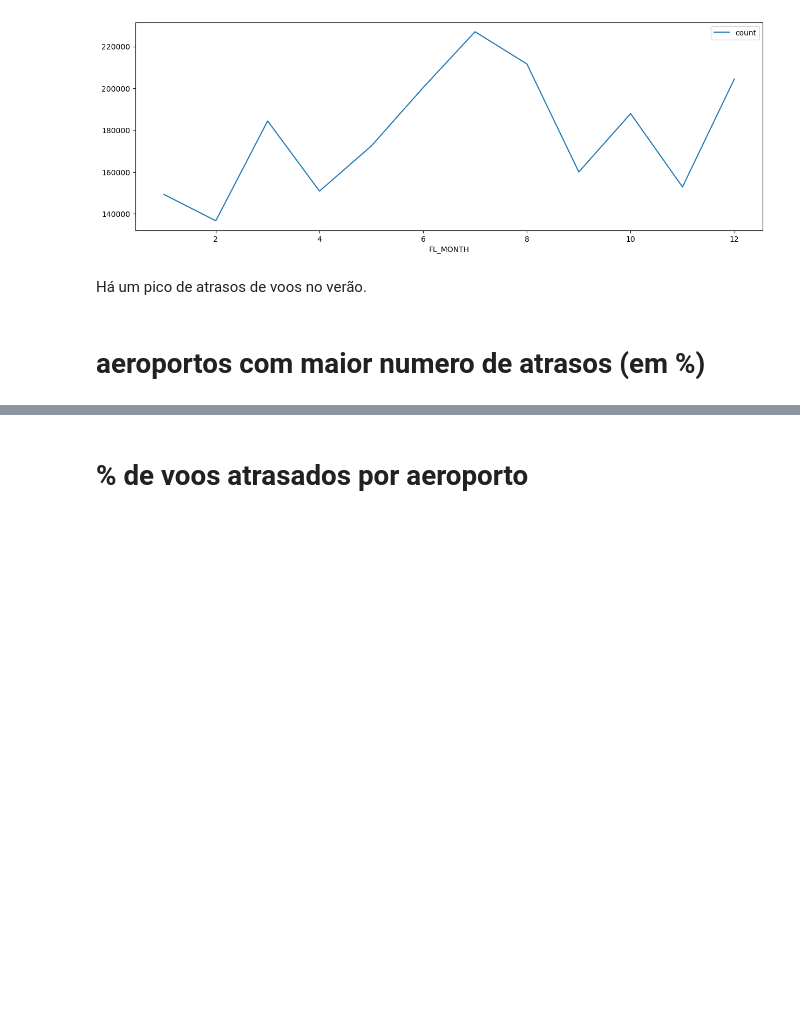
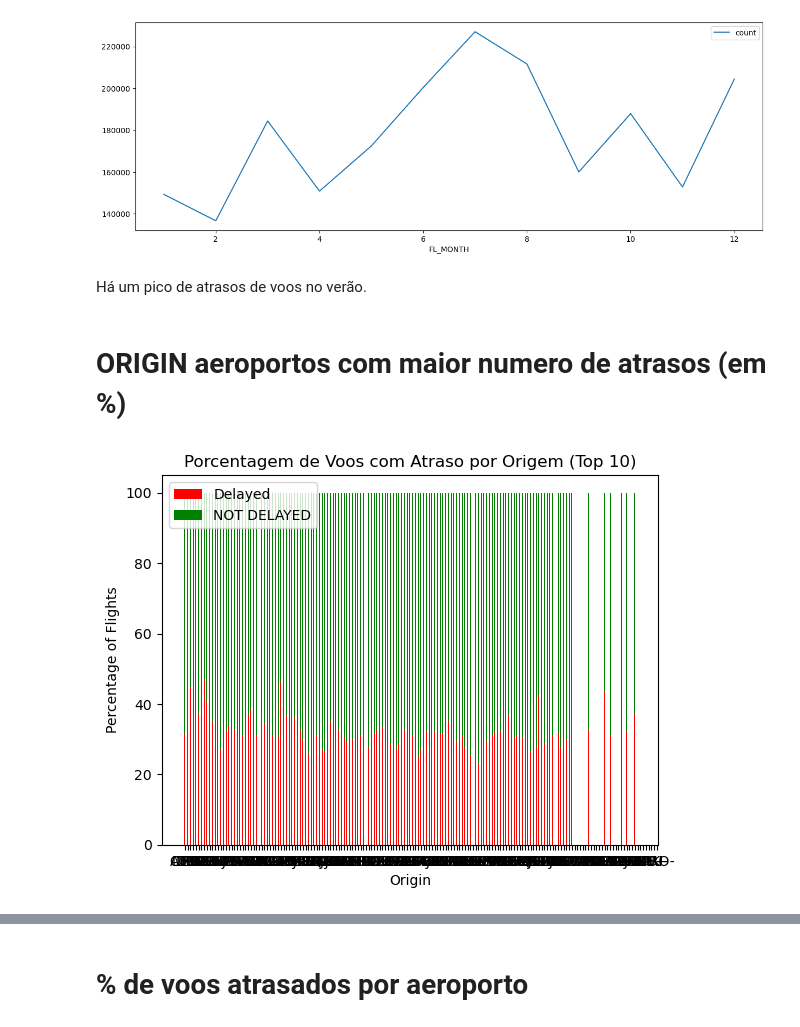
Before and after one commit to mconjaud/TrabalhoFinalAEM2, a Jupyter notebook: BigData/Projeto_Final_BigData.ipynb, the cells around one changed output, grey strips where cells are left out. Drawn from its saved outputs; the diff is of its cells as text; code cells hidden in the pictures; blank space fills up the shorter version.

```diff
--- a/BigData/Projeto_Final_BigData.ipynb
+++ b/BigData/Projeto_Final_BigData.ipynb
@@ -390,4 +390,4 @@ df_month.set_index("FL_MONTH").plot(figsize=(15,5))
 # %% [markdown]
 Há um pico de atrasos de voos no verão.
 # %% [markdown]
-# aeroportos com maior numero de atrasos (em %)
+# ORIGIN aeroportos com maior numero de atrasos (em %)
@@ -393,0 +416,19 @@ Há um pico de atrasos de voos no verão.
+# %%
+# Sort the DataFrame by total count in descending order and select the top 20
+top_20_graph = percentage_graph.sort_values(by="total_count", ascending=False).head(5)
+
+# Create the bar chart
+fig, ax = plt.subplots()
+bar_width = 0.35
+
+ax.bar(percentage_graph["ORIGIN"] + "-", percentage_graph["Percentage_Delayed"], bar_width, color='red', label='Delayed')
+ax.bar(percentage_graph["ORIGIN"] + "-", 100 - percentage_graph["Percentage_Delayed"], bar_width, bottom=percentage_graph["Percentage_Delayed"], color='green', label='NOT DELAYED')
+
+ax.set_xlabel('Origin')
+ax.set_ylabel('Percentage of Flights')
+ax.set_title('Porcentagem de Voos com Atraso por Origem (Top 10)')
+ax.legend()
+
+plt.show()
+# %% [output]
+[figure, added]
```
Also changed, not shown: parts of 16 cells of this notebook, 4 other files.
